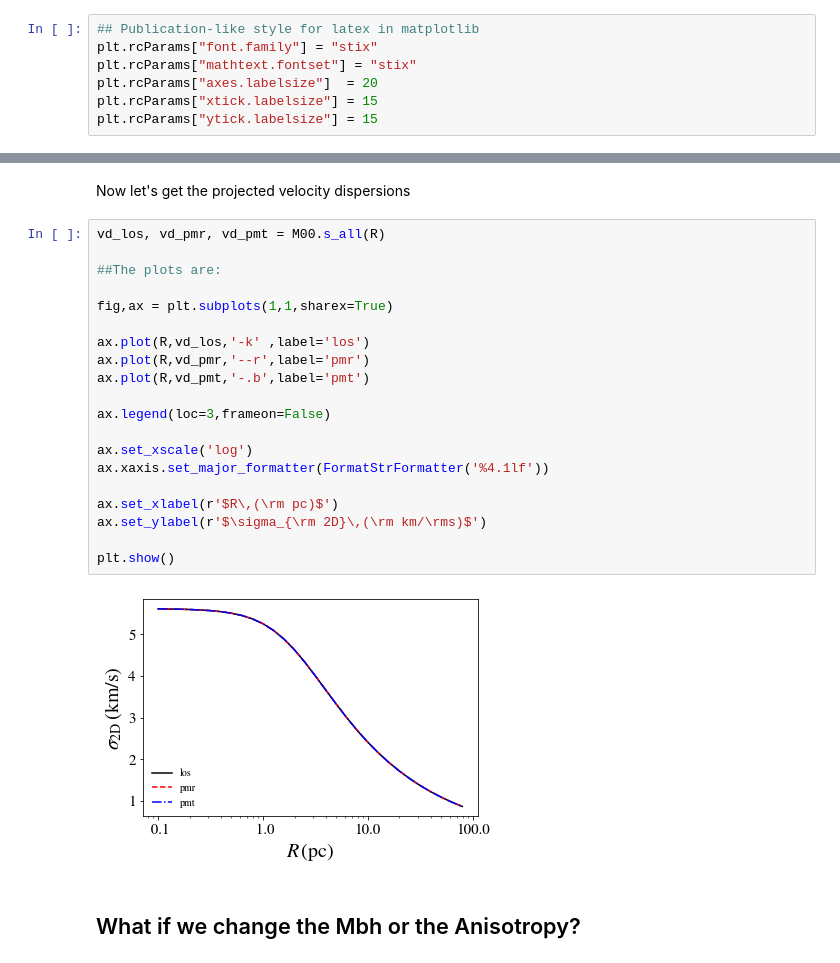
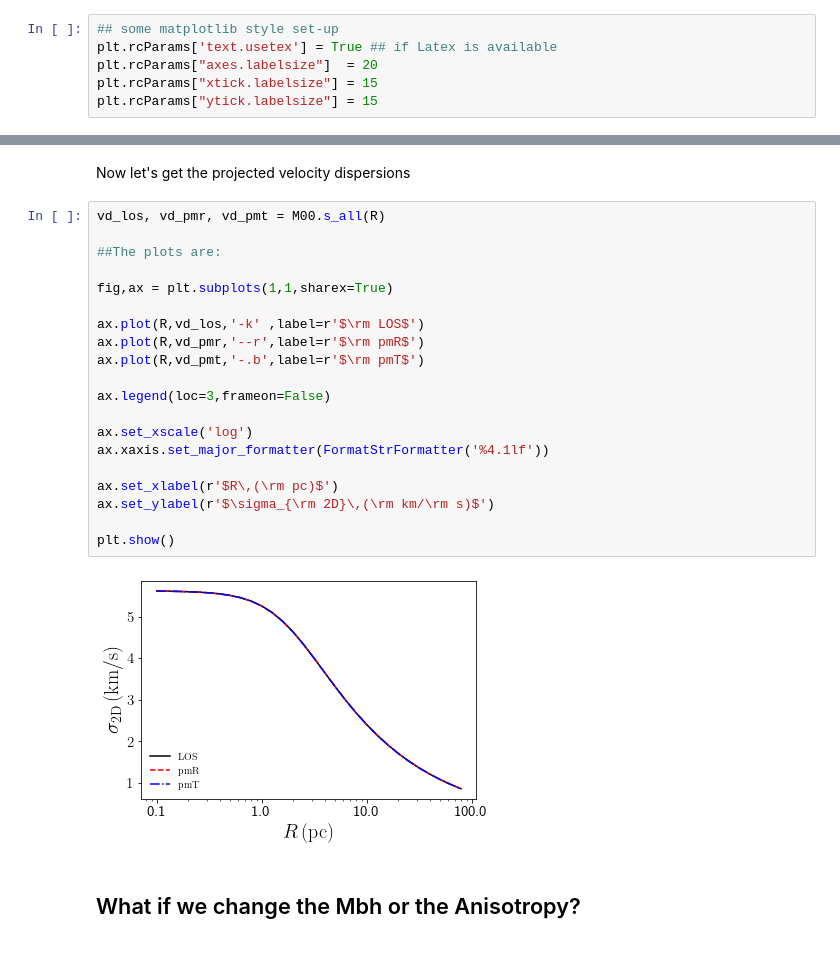
Before and after one commit to FranciscoAros/sph_jeans, a Jupyter notebook: P2 Spherical Jeans Example.ipynb, the cells around one changed output, grey strips where cells are left out. Saved outputs shown, nothing was run; the diff lists cells and outputs as text.

```diff
--- a/P2 Spherical Jeans Example.ipynb
+++ b/P2 Spherical Jeans Example.ipynb
@@ -9,9 +9,8 @@ from matplotlib.ticker import MultipleLocator,FormatStrFormatter
 ## corner plots
 import corner
 # %%
-## Publication-like style for latex in matplotlib
-plt.rcParams["font.family"] = "stix"
-plt.rcParams["mathtext.fontset"] = "stix"
+## some matplotlib style set-up
+plt.rcParams['text.usetex'] = True ## if Latex is available
 plt.rcParams["axes.labelsize"]  = 20
 plt.rcParams["xtick.labelsize"] = 15
 plt.rcParams["ytick.labelsize"] = 15
@@ -450,25 +419,25 @@ Now let's get the projected velocity dispersions
 # %%
 vd_los, vd_pmr, vd_pmt = M00.s_all(R)
 
 ##The plots are:
 
 fig,ax = plt.subplots(1,1,sharex=True)
 
-ax.plot(R,vd_los,'-k' ,label='los')
-ax.plot(R,vd_pmr,'--r',label='pmr')
-ax.plot(R,vd_pmt,'-.b',label='pmt')
+ax.plot(R,vd_los,'-k' ,label=r'$\rm LOS$')
+ax.plot(R,vd_pmr,'--r',label=r'$\rm pmR$')
+ax.plot(R,vd_pmt,'-.b',label=r'$\rm pmT$')
 
 ax.legend(loc=3,frameon=False)
 
 ax.set_xscale('log')
 ax.xaxis.set_major_formatter(FormatStrFormatter('%4.1lf'))
 
 ax.set_xlabel(r'$R\,(\rm pc)$')
-ax.set_ylabel(r'$\sigma_{\rm 2D}\,(\rm km/\rms)$')
+ax.set_ylabel(r'$\sigma_{\rm 2D}\,(\rm km/\rm s)$')
 
 plt.show()
 # %% [output]
-[figure, old version]
+[figure, new version]
 # %% [markdown]
 ## What if we change the Mbh or the Anisotropy?
 # %%
```
Also changed, not shown: parts of 10 cells of this notebook, 2 other files.
